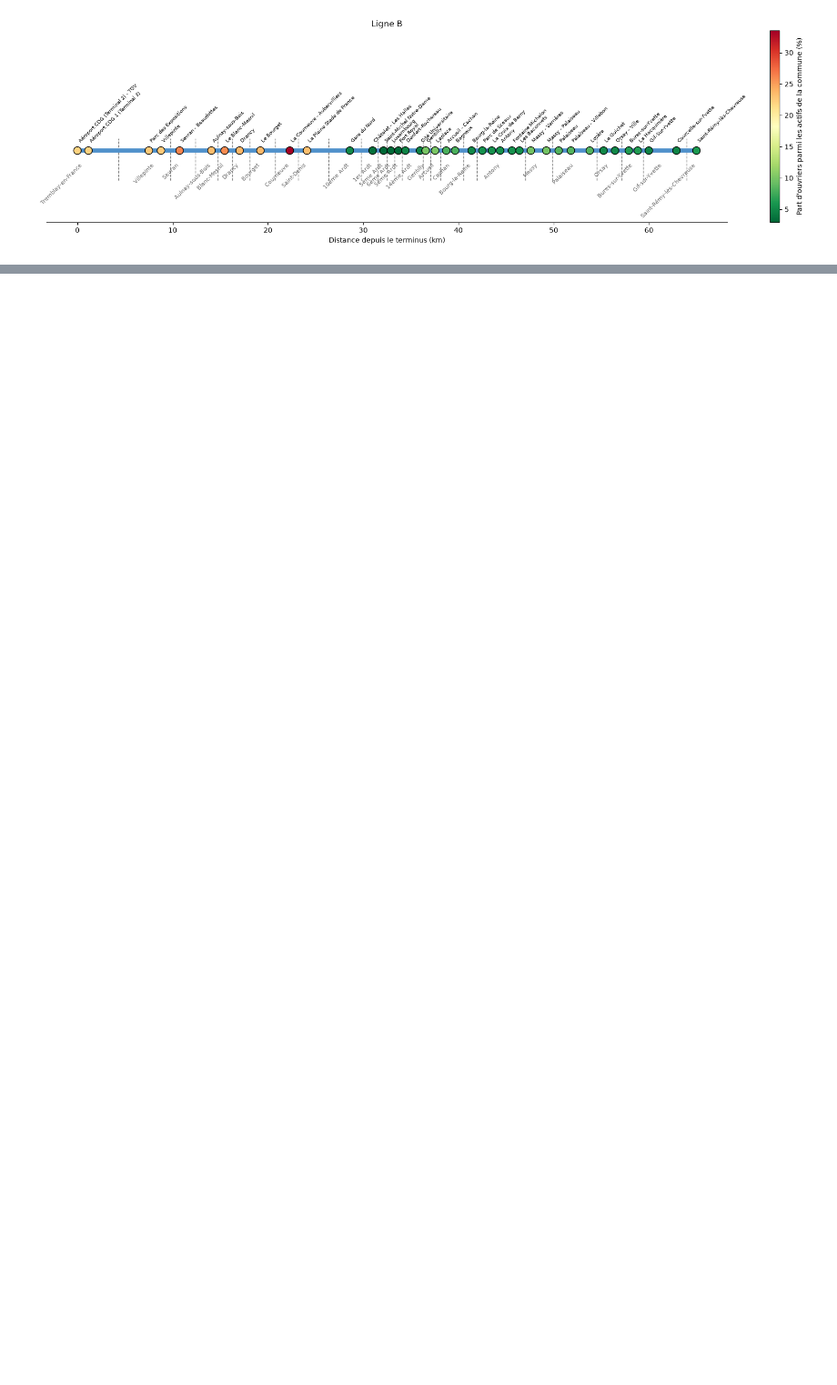
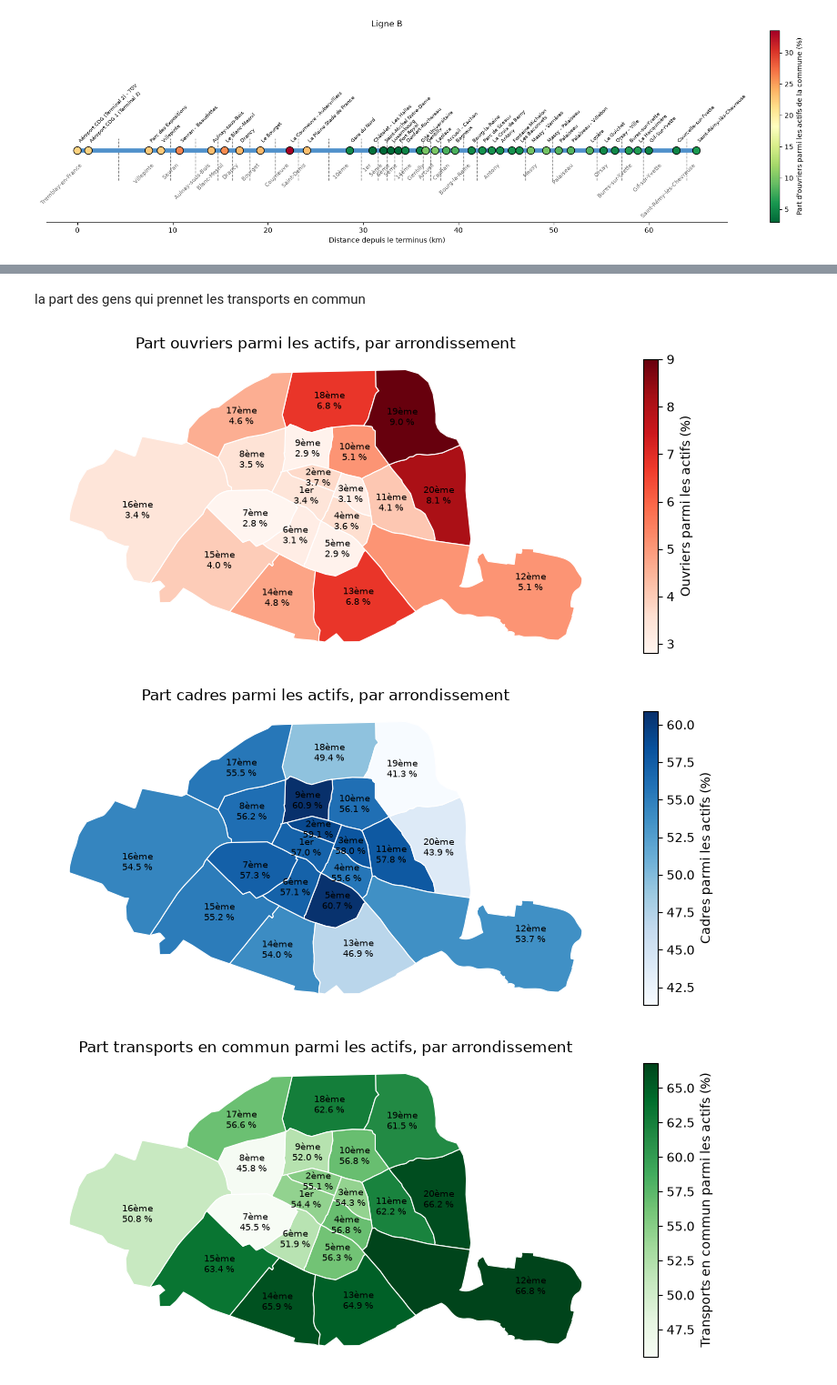
Before and after one commit to emmaganneval-proj/python_datascience_liuqi, a Jupyter notebook: exploration_donnees.ipynb, the cells around one changed output, grey strips where cells are left out. Shown at 91% size. Cells and saved outputs as stored; diff of their text form; code cells hidden in the pictures; blank space fills up the shorter version.

```diff
--- a/exploration_donnees.ipynb
+++ b/exploration_donnees.ipynb
@@ -374,0 +471,34 @@ plt.show()
+# %% [markdown]
+la part des gens qui prennet les transports en commun
+# %%
+def carte_paris(indicateur="Ouvriers", cmap="Reds"):
+    """Carte des arrondissements de Paris colorés selon un indicateur (en % des actifs)."""
+    # valeur de l'indicateur pour chaque arrondissement
+    part = part_par_arrondissement(df_mob, indicateur)
+    fond = arr.merge(part, left_on="INSEE_COM", right_index=True, how="left")
+
+    # arrondissements colorés
+    ax = fond.plot(
+        column="part", cmap=cmap, legend=True,
+        edgecolor="white", linewidth=0.8, figsize=(10, 7),
+        legend_kwds={"label": f"{indicateur} parmi les actifs (%)", "shrink": 0.6},
+    )
+
+    # nom et valeur de chaque arrondissement, au milieu de sa zone
+    for _, r in fond.iterrows():
+        p = r.geometry.representative_point()
+        ax.annotate(f"{r['nom']}\n{r['part']} %", (p.x, p.y),
+                    ha="center", va="center", fontsize=7, color="black")
+
+    ax.set_axis_off()
+    ax.set_title(f"Part {indicateur.lower()} parmi les actifs, par arrondissement")
+    plt.show()
+# %%
+#CELLULE K
+carte_paris("Ouvriers")
+carte_paris("Cadres", cmap="Blues")
+carte_paris("Transports en commun", cmap="Greens")
+# %% [output]
+[figure, added]
+[figure, added]
+[figure, added]
```
Also changed, not shown: parts of 9 cells of this notebook.
